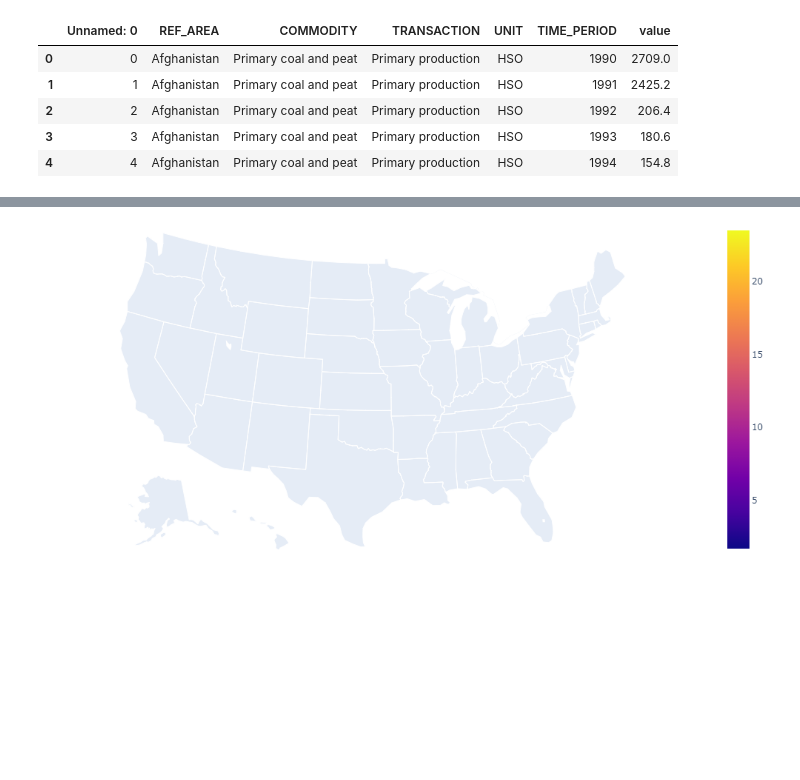
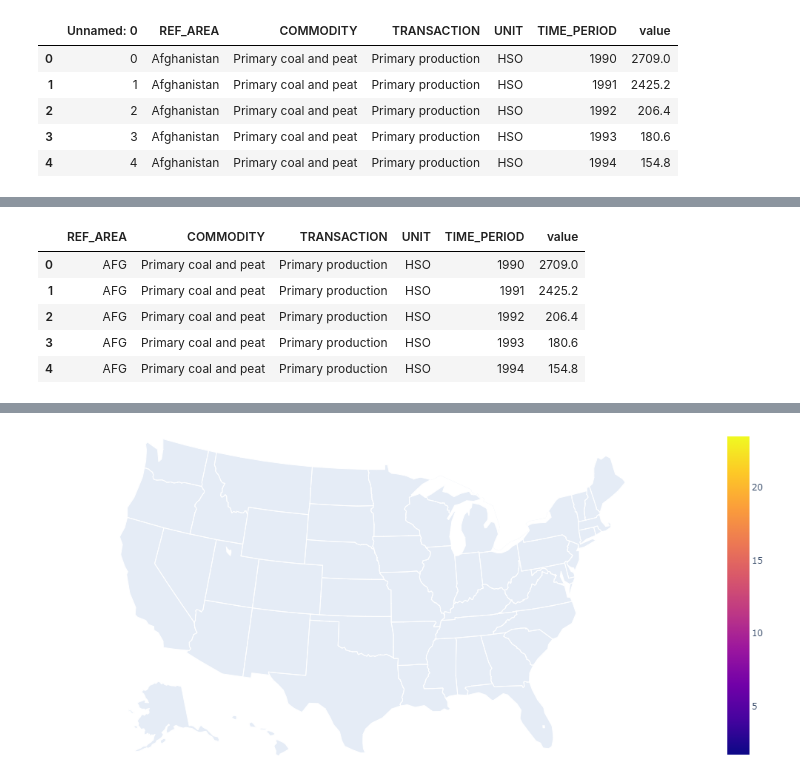
Before and after one commit to reach2sayan/data-1050-infinity, a Jupyter notebook: visualization_3.ipynb, the cells around one changed output, grey strips where cells are left out. Saved outputs shown, nothing was run; the diff lists cells and outputs as text; code cells hidden in the pictures; blank space fills up the shorter version.

```diff
--- a/visualization_3.ipynb
+++ b/visualization_3.ipynb
@@ -206 +206,10 @@ df_ebal_small
 214 rows × 2 columns
+# %%
+df_ebal.head()
+# %% [output]
+|  | REF_AREA | COMMODITY | TRANSACTION | UNIT | TIME_PERIOD | value |
+| 0 | AFG | Primary coal and peat | Primary production | HSO | 1990 | 2709.0 |
+| 1 | AFG | Primary coal and peat | Primary production | HSO | 1991 | 2425.2 |
+| 2 | AFG | Primary coal and peat | Primary production | HSO | 1992 | 206.4 |
+| 3 | AFG | Primary coal and peat | Primary production | HSO | 1993 | 180.6 |
+| 4 | AFG | Primary coal and peat | Primary production | HSO | 1994 | 154.8 |
```
Also changed, not shown: parts of 9 cells of this notebook.
